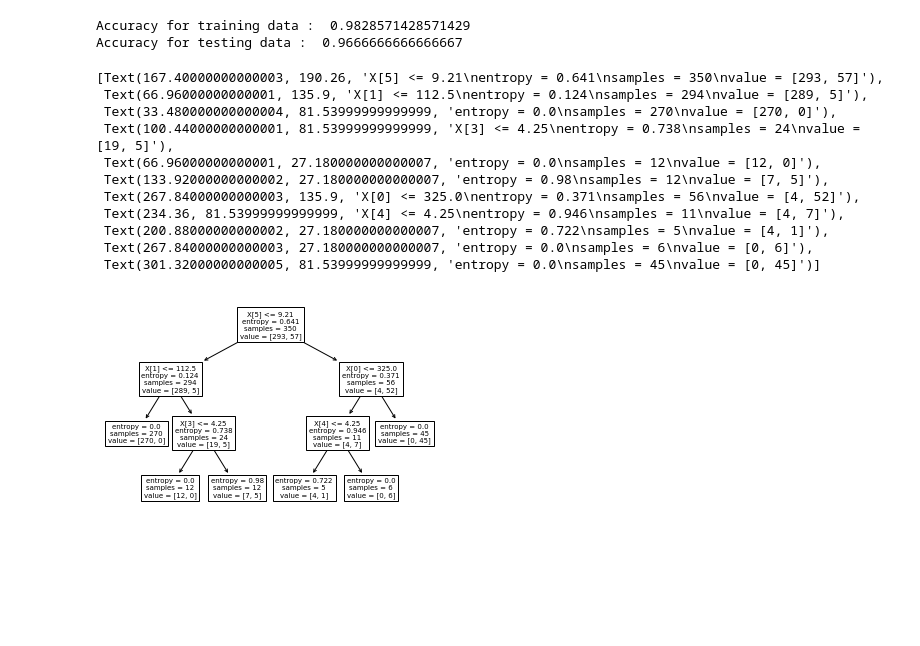
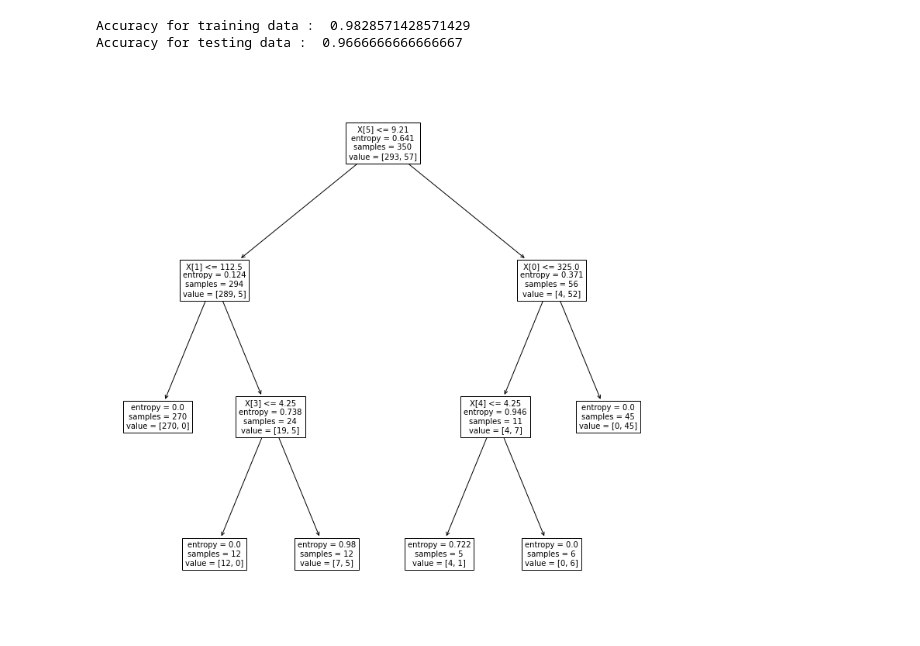
Before and after one commit to Sharvinp/College, a Jupyter notebook: DecisionTree.ipynb, the cells around one changed output. Drawn from its saved outputs; the diff is of its cells as text; code cells hidden in the pictures; blank space fills up the shorter version.

```diff
--- a/DecisionTree.ipynb
+++ b/DecisionTree.ipynb
@@ -181,21 +184,3 @@ print ("Accuracy for testing data : ", accuracy_score(y_test,y_test_pred))
 # %% [output]
 Accuracy for training data :  0.9828571428571429
 Accuracy for testing data :  0.9666666666666667
-# %%
-#entropy based visualization of decision tree using plot_tree()
-from sklearn import tree
-
-tree.plot_tree(clf_entropy)
-# %% [output]
-[Text(167.40000000000003, 190.26, 'X[5] <= 9.21\nentropy = 0.641\nsamples = 350\nvalue = [293, 57]'),
- Text(66.96000000000001, 135.9, 'X[1] <= 112.5\nentropy = 0.124\nsamples = 294\nvalue = [289, 5]'),
- Text(33.480000000000004, 81.53999999999999, 'entropy = 0.0\nsamples = 270\nvalue = [270, 0]'),
- Text(100.44000000000001, 81.53999999999999, 'X[3] <= 4.25\nentropy = 0.738\nsamples = 24\nvalue = [19, 5]'),
- Text(66.96000000000001, 27.180000000000007, 'entropy = 0.0\nsamples = 12\nvalue = [12, 0]'),
- Text(133.92000000000002, 27.180000000000007, 'entropy = 0.98\nsamples = 12\nvalue = [7, 5]'),
- Text(267.84000000000003, 135.9, 'X[0] <= 325.0\nentropy = 0.371\nsamples = 56\nvalue = [4, 52]'),
- Text(234.36, 81.53999999999999, 'X[4] <= 4.25\nentropy = 0.946\nsamples = 11\nvalue = [4, 7]'),
- Text(200.88000000000002, 27.180000000000007, 'entropy = 0.722\nsamples = 5\nvalue = [4, 1]'),
- Text(267.84000000000003, 27.180000000000007, 'entropy = 0.0\nsamples = 6\nvalue = [0, 6]'),
- Text(301.32000000000005, 81.53999999999999, 'entropy = 0.0\nsamples = 45\nvalue = [0, 45]')]
-[figure, removed]
@@ -201,0 +189,6 @@ tree.plot_tree(clf_entropy)
+# %%
+plt.figure(figsize=(13,13))
+tree.plot_tree(clf_entropy, fontsize=10)
+plt.show()
+# %% [output]
+[figure, added]
```
Also changed, not shown: parts of 11 cells of this notebook.
